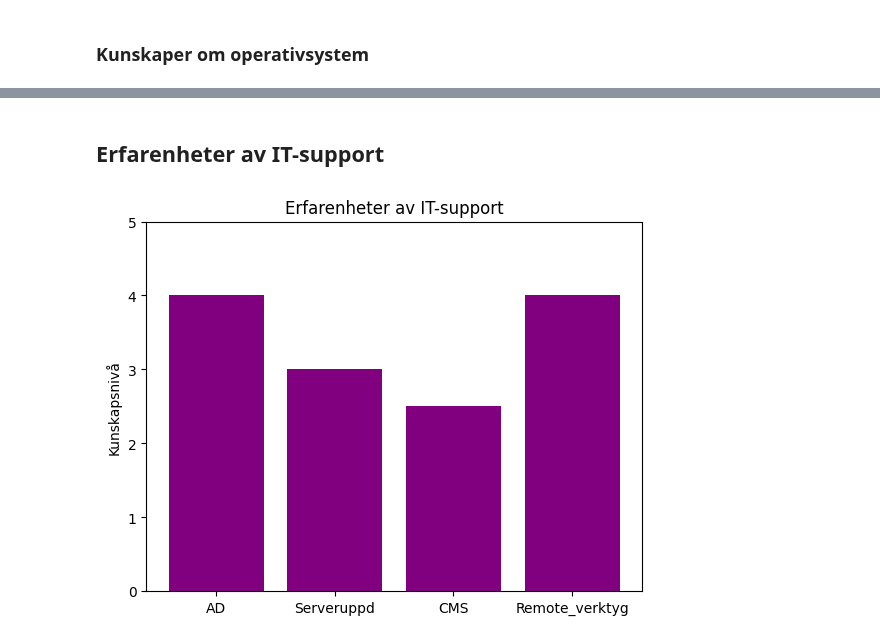
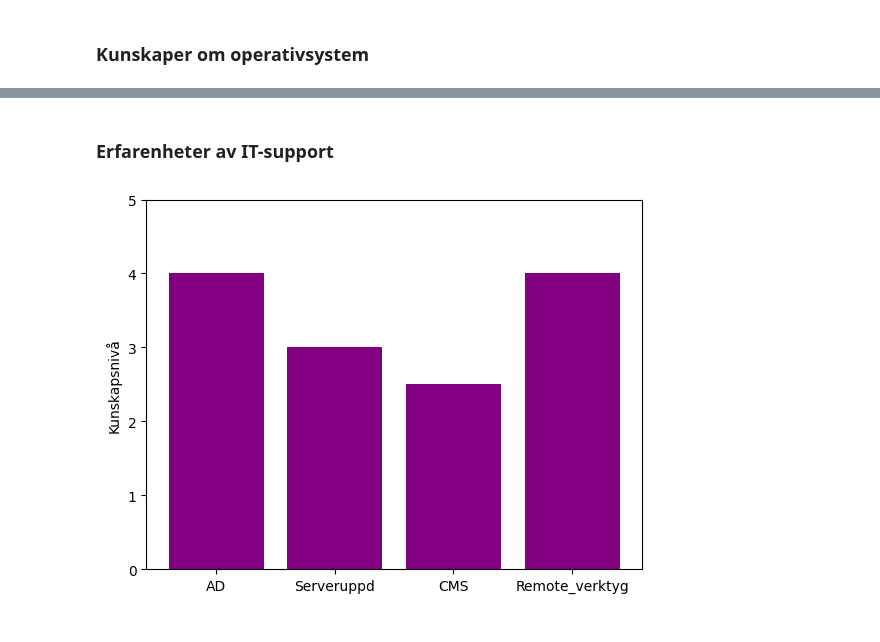
Before and after one commit to steble70/scriptlab, a Jupyter notebook: CV-2025_test.ipynb, the cells around one changed output, grey strips where cells are left out. Saved outputs shown, nothing was run; the diff lists cells and outputs as text; code cells hidden in the pictures.

```diff
--- a/CV-2025_test.ipynb
+++ b/CV-2025_test.ipynb
@@ -61,16 +60,15 @@ Subn„tmask         : {255.255.255.0, 64, 128, 64.}
 # %% [markdown]
-## **Erfarenheter av IT-support**
+### **Erfarenheter av IT-support**
 # %%
 # Exempel av Stefan Blecko
 def support(**skills):
     x = skills.keys()
     y = skills.values()
     plt.ylim(0, 5)
     plt.bar(x, y, color='purple')
     plt.ylabel('Kunskapsnivå')
-    plt.title('Erfarenheter av IT-support')
     plt.show()
 
 support(AD=4, Serveruppd=3, CMS=2.5, Remote_verktyg=4)
 # %% [output]
-[figure, old version]
+[figure, new version]
```
Also changed, not shown: parts of 6 cells of this notebook.
